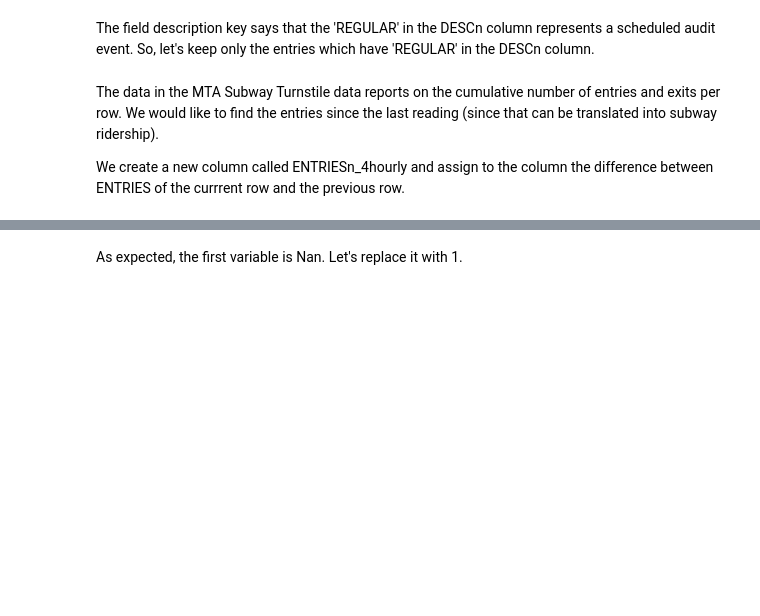
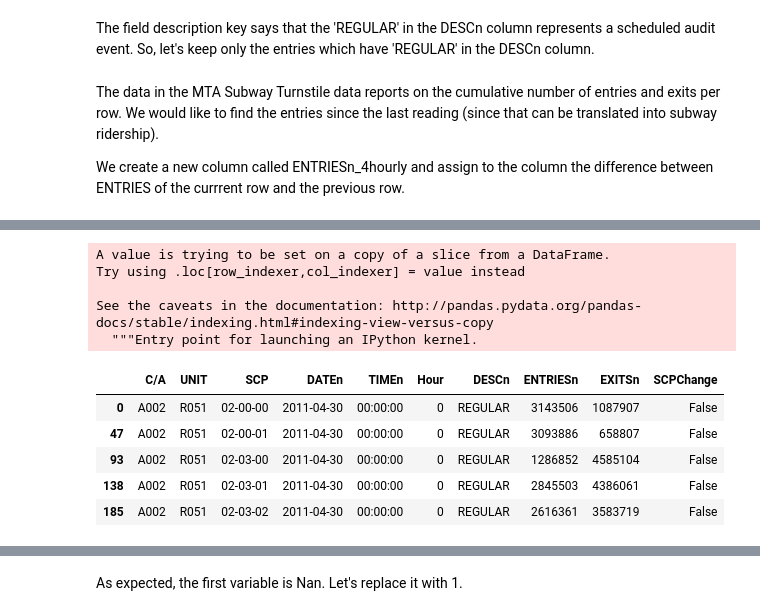
Before and after one commit to sushant2811/NYCsubwayData, a Jupyter notebook: NYCsubwayData.ipynb, the cells around one changed output, grey strips where cells are left out. Drawn from its saved outputs; the diff is of its cells as text; code cells hidden in the pictures; blank space fills up the shorter version.

```diff
--- a/NYCsubwayData.ipynb
+++ b/NYCsubwayData.ipynb
@@ -252,0 +357,17 @@ We create a new column called ENTRIESn_4hourly and assign to the column the diff
+# %%
+turnstile_df_reg['SCPChange'] = (turnstile_df_reg['SCP'] == turnstile_df_reg['SCP'].shift(1))
+# %% [output]
+A value is trying to be set on a copy of a slice from a DataFrame.
+Try using .loc[row_indexer,col_indexer] = value instead
+
+See the caveats in the documentation: http://pandas.pydata.org/pandas-docs/stable/indexing.html#indexing-view-versus-copy
+  """Entry point for launching an IPython kernel.
+# %%
+turnstile_df_reg[turnstile_df_reg['SCPChange'] == False].head()
+# %% [output]
+|  | C/A | UNIT | SCP | DATEn | TIMEn | Hour | DESCn | ENTRIESn | EXITSn | SCPChange |
+| 0 | A002 | R051 | 02-00-00 | 2011-04-30 | 00:00:00 | 0 | REGULAR | 3143506 | 1087907 | False |
+| 47 | A002 | R051 | 02-00-01 | 2011-04-30 | 00:00:00 | 0 | REGULAR | 3093886 | 658807 | False |
+| 93 | A002 | R051 | 02-03-00 | 2011-04-30 | 00:00:00 | 0 | REGULAR | 1286852 | 4585104 | False |
+| 138 | A002 | R051 | 02-03-01 | 2011-04-30 | 00:00:00 | 0 | REGULAR | 2845503 | 4386061 | False |
+| 185 | A002 | R051 | 02-03-02 | 2011-04-30 | 00:00:00 | 0 | REGULAR | 2616361 | 3583719 | False |
```
Also changed, not shown: parts of 63 cells of this notebook.
